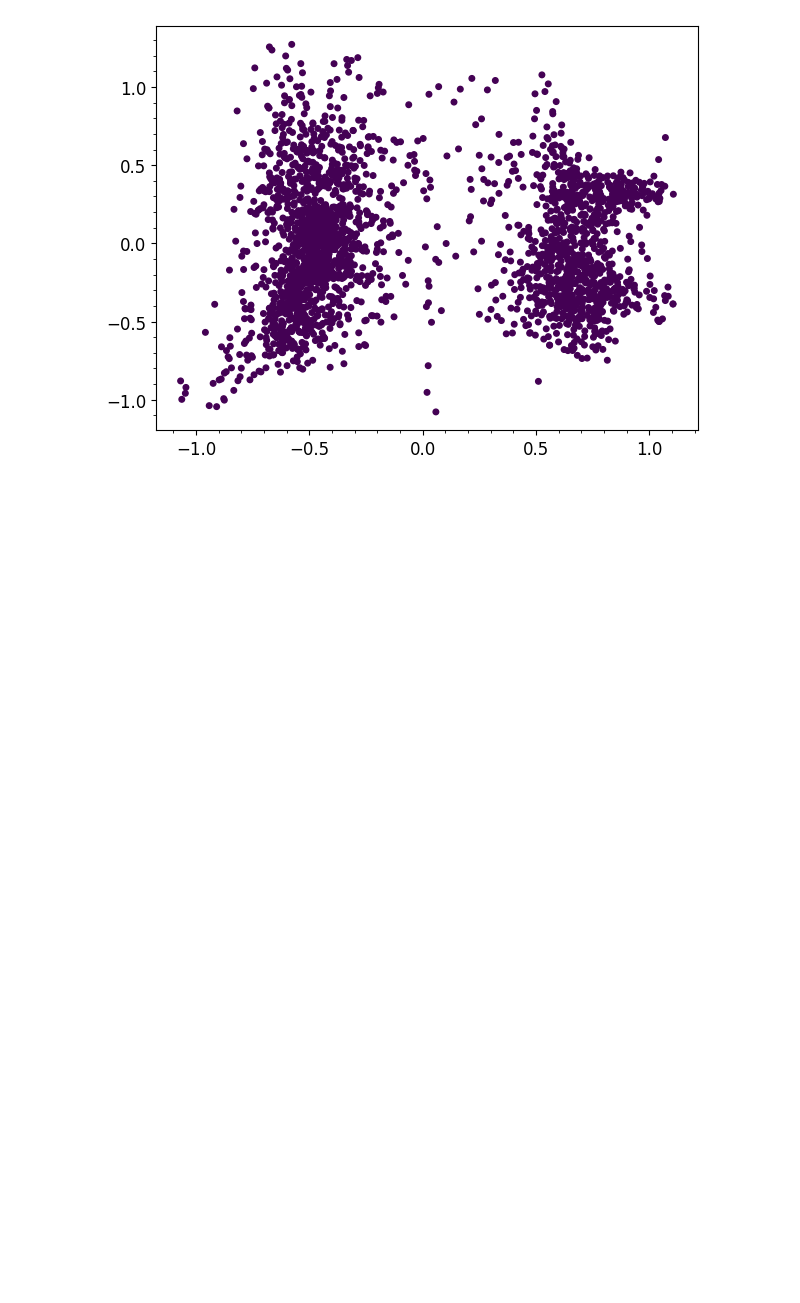
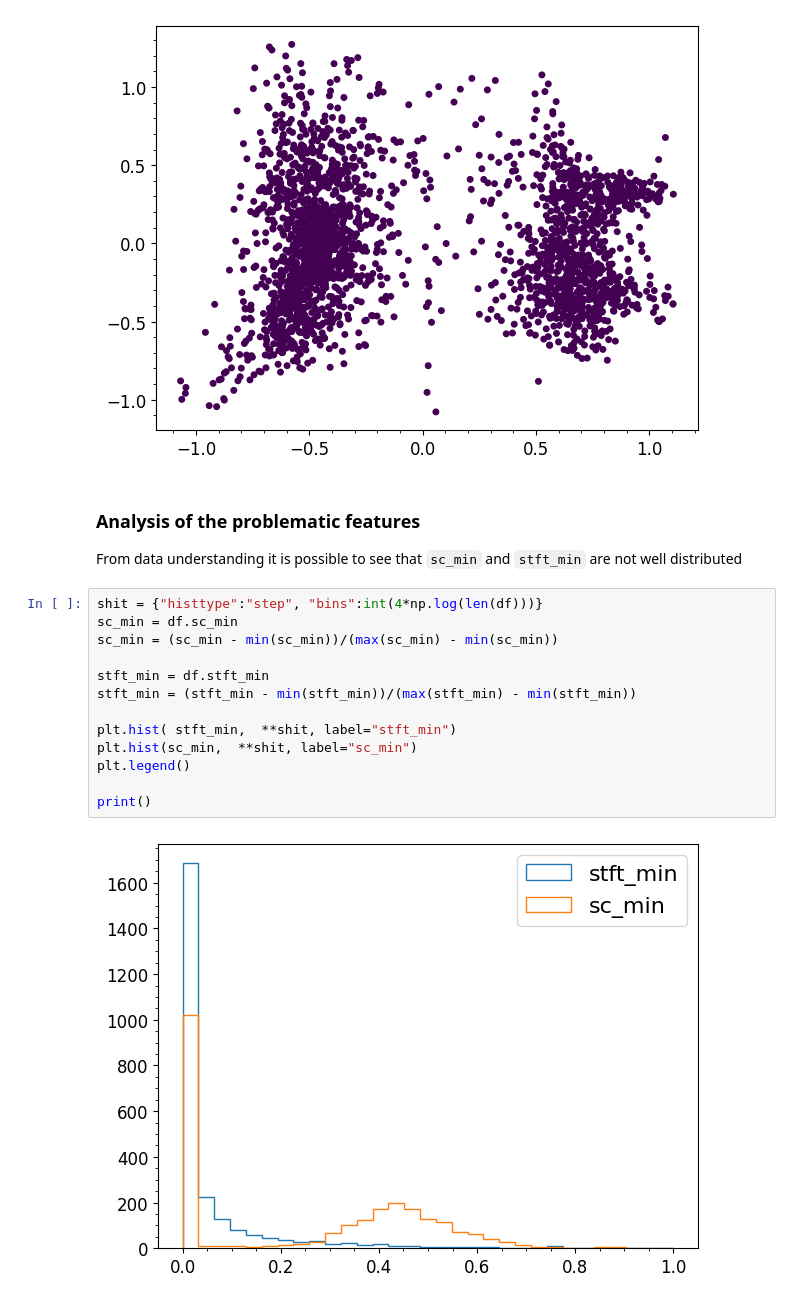
Before and after one commit to djanloo/dynamiting, a Jupyter notebook: CLUSTERING/density.ipynb, the cells around one changed output. Saved outputs shown, nothing was run; the diff lists cells and outputs as text; blank space fills up the shorter version.

Commit message:
Some data quality assessments #5 for #7

```diff
--- a/CLUSTERING/density.ipynb
+++ b/CLUSTERING/density.ipynb
@@ -74,3 +74,22 @@ OPTICS:
         outliers 0
 <matplotlib.collections.PathCollection at 0x...>
 [figure]
+# %% [markdown]
+### Analysis of the problematic features
+
+From data understanding it is possible to see that `sc_min` and `stft_min` are not well distributed
+# %%
+shit = {"histtype":"step", "bins":int(4*np.log(len(df)))}
+sc_min = df.sc_min
+sc_min = (sc_min - min(sc_min))/(max(sc_min) - min(sc_min))
+
+stft_min = df.stft_min
+stft_min = (stft_min - min(stft_min))/(max(stft_min) - min(stft_min))
+
+plt.hist( stft_min,  **shit, label="stft_min")
+plt.hist(sc_min,  **shit, label="sc_min")
+plt.legend()
+
+print()
+# %% [output]
+[figure, added]
```
Also changed, not shown: parts of 4 cells of this notebook.
